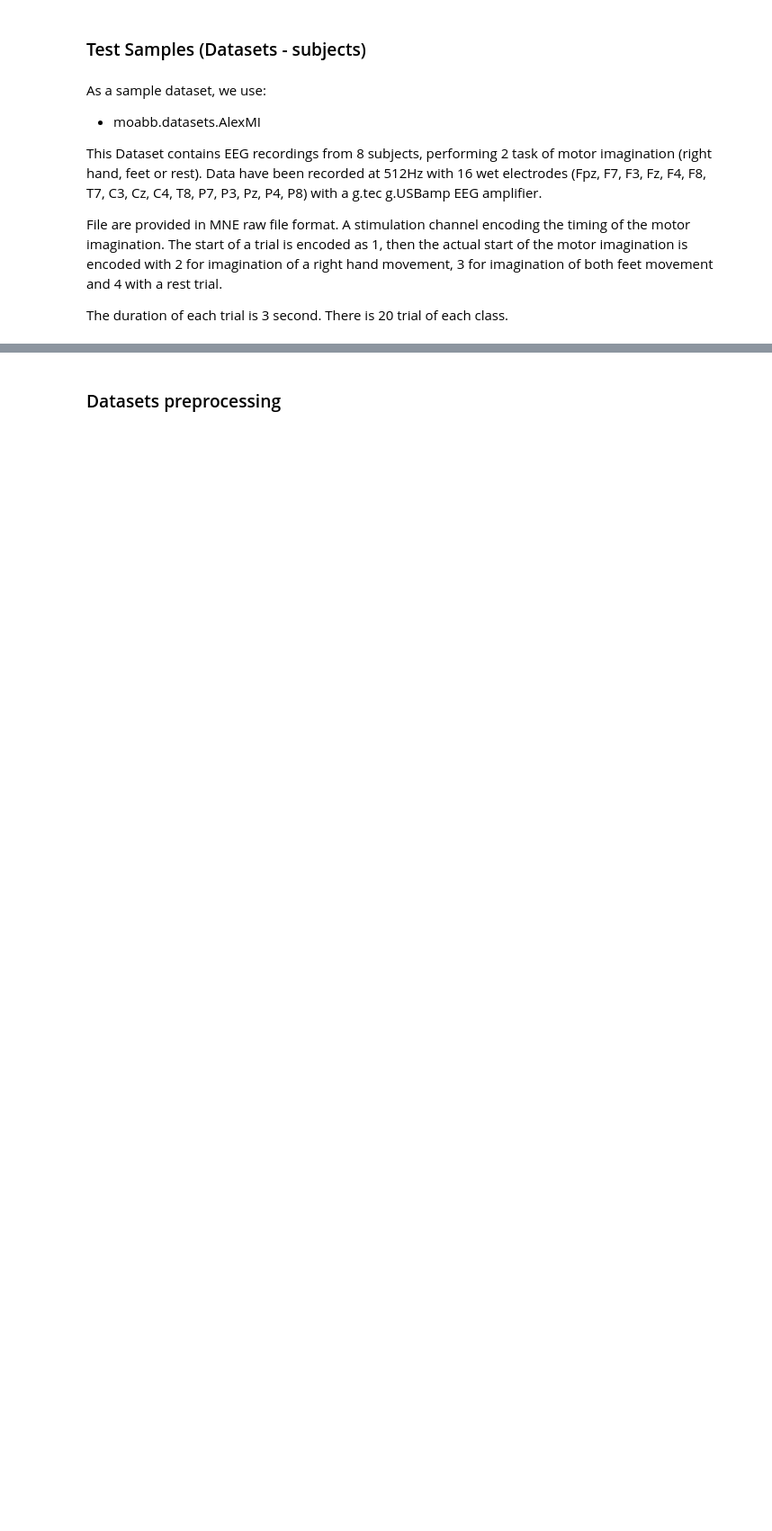
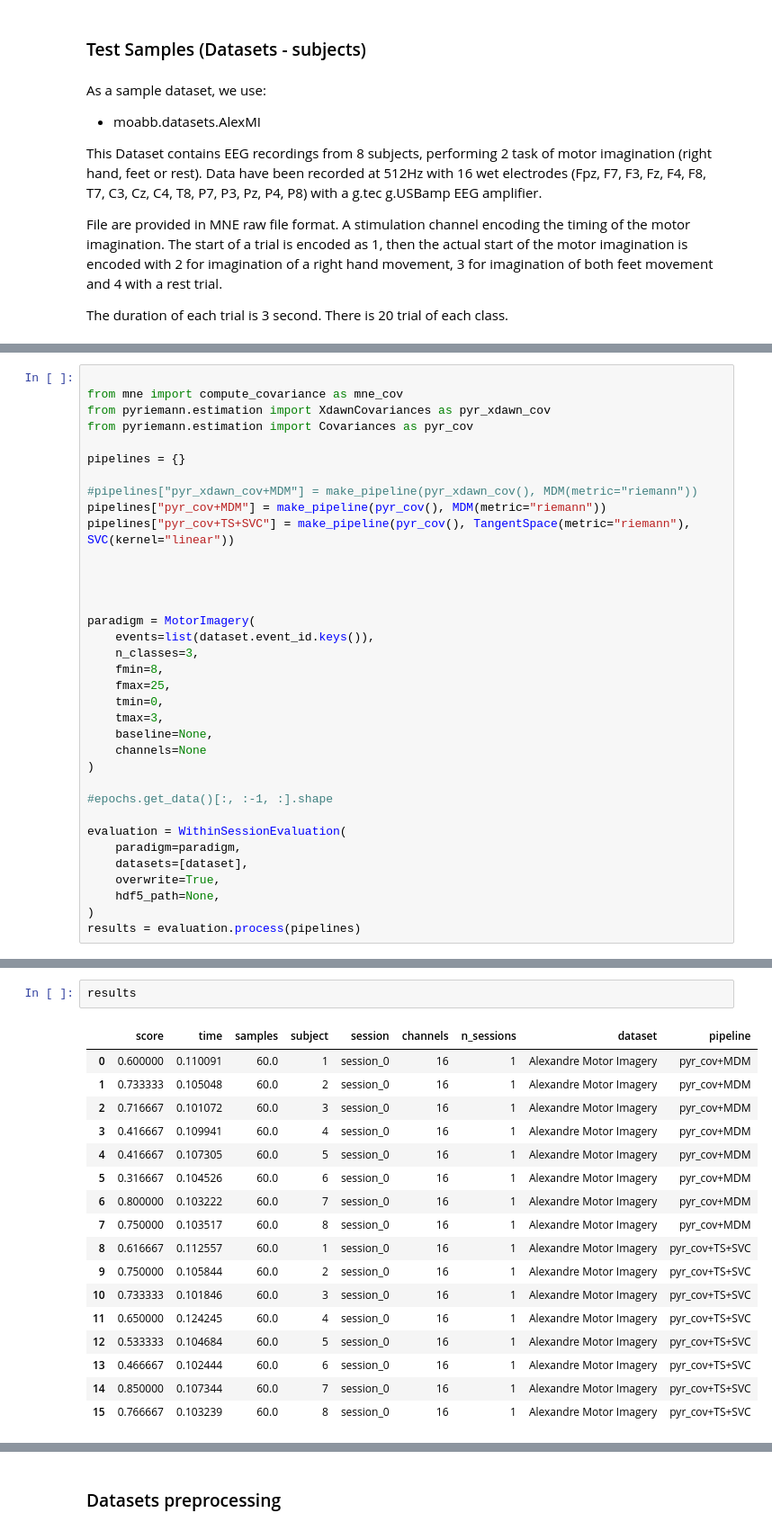
Before and after one commit to AlexandrePsq/RiemanMetrics, a Jupyter notebook: Comparing_frameworks.ipynb, the cells around one changed output, grey strips where cells are left out. Shown at 90% size. Saved outputs shown, nothing was run; the diff lists cells and outputs as text; blank space fills up the shorter version.

```diff
--- a/Comparing_frameworks.ipynb
+++ b/Comparing_frameworks.ipynb
@@ -65,0 +87,35 @@ raw.plot()
+# %%
+
+from mne import compute_covariance as mne_cov
+from pyriemann.estimation import XdawnCovariances as pyr_xdawn_cov
+from pyriemann.estimation import Covariances as pyr_cov
+
+pipelines = {}
+
+#pipelines["pyr_xdawn_cov+MDM"] = make_pipeline(pyr_xdawn_cov(), MDM(metric="riemann"))
+pipelines["pyr_cov+MDM"] = make_pipeline(pyr_cov(), MDM(metric="riemann"))
+pipelines["pyr_cov+TS+SVC"] = make_pipeline(pyr_cov(), TangentSpace(metric="riemann"), SVC(kernel="linear"))
+
+
+
+
+paradigm = MotorImagery(
+    events=list(dataset.event_id.keys()),
+    n_classes=3,
+    fmin=8,
+    fmax=25,
+    tmin=0,
+    tmax=3,
+    baseline=None,
+    channels=None
+)
+
+#epochs.get_data()[:, :-1, :].shape
+
+evaluation = WithinSessionEvaluation(
+    paradigm=paradigm,
+    datasets=[dataset],
+    overwrite=True,
+    hdf5_path=None,
+)
+results = evaluation.process(pipelines)
@@ -65,0 +140,20 @@ raw.plot()
+# %%
+results
+# %% [output]
+|  | score | time | samples | subject | session | channels | n_sessions | dataset | pipeline |
+| 0 | 0.600000 | 0.110091 | 60.0 | 1 | session_0 | 16 | 1 | Alexandre Motor Imagery | pyr_cov+MDM |
+| 1 | 0.733333 | 0.105048 | 60.0 | 2 | session_0 | 16 | 1 | Alexandre Motor Imagery | pyr_cov+MDM |
+| 2 | 0.716667 | 0.101072 | 60.0 | 3 | session_0 | 16 | 1 | Alexandre Motor Imagery | pyr_cov+MDM |
+| 3 | 0.416667 | 0.109941 | 60.0 | 4 | session_0 | 16 | 1 | Alexandre Motor Imagery | pyr_cov+MDM |
+| 4 | 0.416667 | 0.107305 | 60.0 | 5 | session_0 | 16 | 1 | Alexandre Motor Imagery | pyr_cov+MDM |
+| 5 | 0.316667 | 0.104526 | 60.0 | 6 | session_0 | 16 | 1 | Alexandre Motor Imagery | pyr_cov+MDM |
+| 6 | 0.800000 | 0.103222 | 60.0 | 7 | session_0 | 16 | 1 | Alexandre Motor Imagery | pyr_cov+MDM |
+| 7 | 0.750000 | 0.103517 | 60.0 | 8 | session_0 | 16 | 1 | Alexandre Motor Imagery | pyr_cov+MDM |
+| 8 | 0.616667 | 0.112557 | 60.0 | 1 | session_0 | 16 | 1 | Alexandre Motor Imagery | pyr_cov+TS+SVC |
+| 9 | 0.750000 | 0.105844 | 60.0 | 2 | session_0 | 16 | 1 | Alexandre Motor Imagery | pyr_cov+TS+SVC |
+| 10 | 0.733333 | 0.101846 | 60.0 | 3 | session_0 | 16 | 1 | Alexandre Motor Imagery | pyr_cov+TS+SVC |
+| 11 | 0.650000 | 0.124245 | 60.0 | 4 | session_0 | 16 | 1 | Alexandre Motor Imagery | pyr_cov+TS+SVC |
+| 12 | 0.533333 | 0.104684 | 60.0 | 5 | session_0 | 16 | 1 | Alexandre Motor Imagery | pyr_cov+TS+SVC |
+| 13 | 0.466667 | 0.102444 | 60.0 | 6 | session_0 | 16 | 1 | Alexandre Motor Imagery | pyr_cov+TS+SVC |
+| 14 | 0.850000 | 0.107344 | 60.0 | 7 | session_0 | 16 | 1 | Alexandre Motor Imagery | pyr_cov+TS+SVC |
+| 15 | 0.766667 | 0.103239 | 60.0 | 8 | session_0 | 16 | 1 | Alexandre Motor Imagery | pyr_cov+TS+SVC |
```
Also changed, not shown: parts of 22 cells of this notebook.
